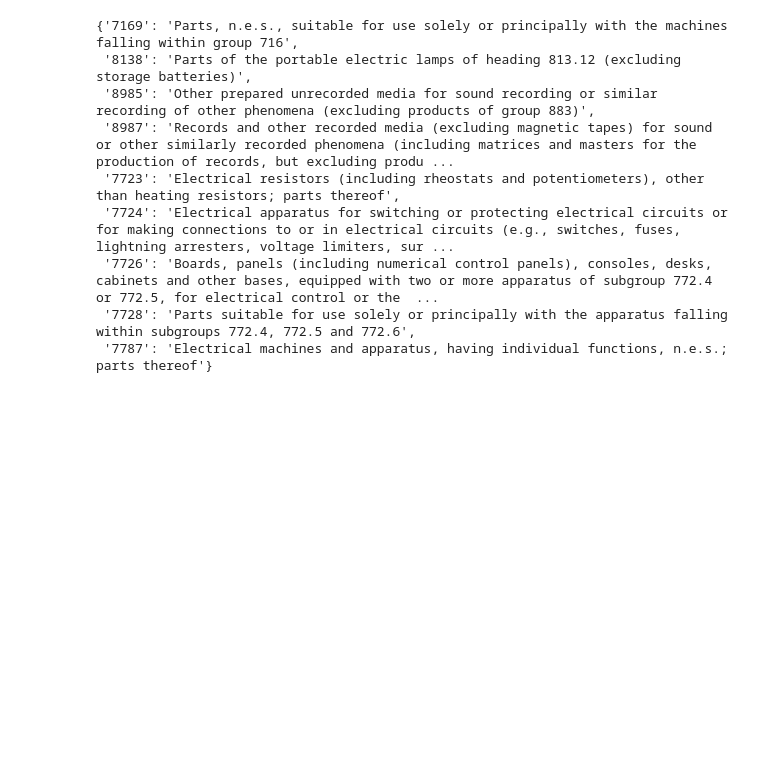
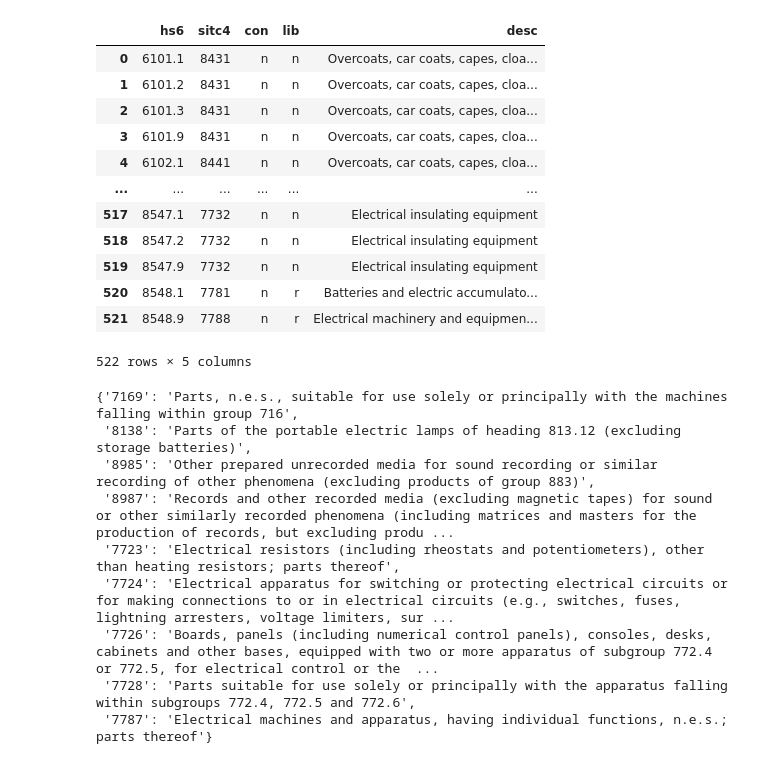
Before and after one commit to emilyfu1/chatbot_trade, a Jupyter notebook: concordance.ipynb, the cells around one changed output. Cells and saved outputs as stored; diff of their text form; code cells hidden in the pictures; blank space fills up the shorter version.

```diff
--- a/concordance.ipynb
+++ b/concordance.ipynb
@@ -62,6 +62,22 @@ sitc_hs6['sitc4'] = sitc_hs6['sitc4'].apply(lambda x: x[:-1] if len(x) == 5 else
 # do the merge
 concordance = pd.merge(left=sitc_hs6, right=rauch, how='left', on='sitc4')
 concordance = pd.merge(left=concordance, right=sitc_desc, how='left', on='sitc4')
+# %%
+concordance
+# %% [output]
+|  | hs6 | sitc4 | con | lib | desc |
+| 0 | 6101.1 | 8431 | n | n | Overcoats, car coats, capes, cloa... |
+| 1 | 6101.2 | 8431 | n | n | Overcoats, car coats, capes, cloa... |
+| 2 | 6101.3 | 8431 | n | n | Overcoats, car coats, capes, cloa... |
+| 3 | 6101.9 | 8431 | n | n | Overcoats, car coats, capes, cloa... |
+| 4 | 6102.1 | 8441 | n | n | Overcoats, car coats, capes, cloa... |
+| ... | ... | ... | ... | ... | ... |
+| 517 | 8547.1 | 7732 | n | n | Electrical insulating equipment |
+| 518 | 8547.2 | 7732 | n | n | Electrical insulating equipment |
+| 519 | 8547.9 | 7732 | n | n | Electrical insulating equipment |
+| 520 | 8548.1 | 7781 | n | r | Batteries and electric accumulato... |
+| 521 | 8548.9 | 7788 | n | r | Electrical machinery and equipmen... |
+522 rows × 5 columns
 # %%
 # dictionary of unclassified sitc codes
 unmatched = concordance[concordance['lib'].isna()].drop_duplicates(subset=['sitc4', 'con', 'lib', 'desc'])
```
Also changed, not shown: parts of 2 cells of this notebook.
